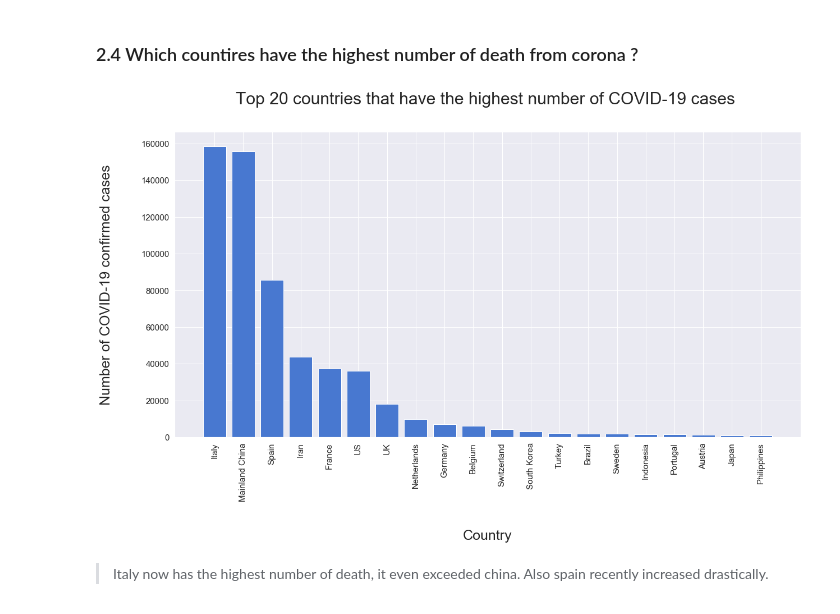
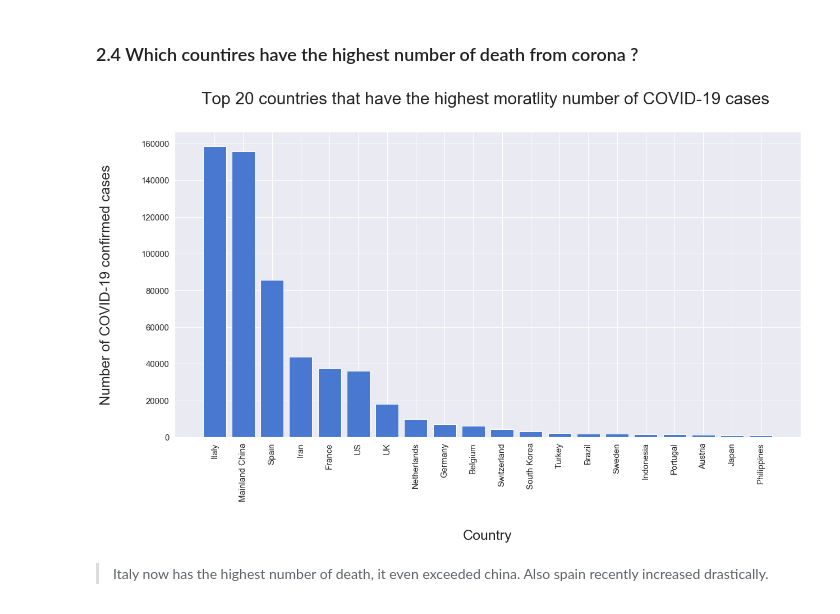
Before and after one commit to abdullahtarek/Coronavirus_insights, a Jupyter notebook: Corona_virus_insights.ipynb, the cells around one changed output. Cells and saved outputs as stored; diff of their text form; code cells hidden in the pictures.

```diff
--- a/Corona_virus_insights.ipynb
+++ b/Corona_virus_insights.ipynb
@@ -348,26 +348,26 @@ It looks like most of the people die before 7 days.
 # %%
 number_of_Death_by_country = covid_19_data.groupby("Country/Region").sum()["Deaths"].reset_index().sort_values("Deaths", ascending=False)
 X= number_of_Death_by_country["Country/Region"][:20]
 Y= number_of_Death_by_country["Deaths"][:20]
 
 plt.figure(figsize=(20,10))
 plt.bar(X,Y)
 
 
 
-plt.title("Top 20 countries that have the highest number of COVID-19 cases ", fontsize=30,pad=50)
+plt.title("Top 20 countries that have the highest moratlity number of COVID-19 cases ", fontsize=30,pad=50)
 
 plt.xlabel("Country", fontsize=25, fontname="Sans",labelpad=50)
 plt.ylabel("Number of COVID-19 confirmed cases", fontsize=25, fontname="Sans",labelpad=50)
 
 plt.xticks(rotation=90, fontsize=15)
 plt.yticks(fontsize=15)
 
 
 
 plt.show()
 # %% [output]
-[figure, old version]
+[figure, new version]
 # %% [markdown]
 > Italy now has the highest number of death, it even exceeded china. Also spain recently increased drastically.
 # %% [markdown]
```
Also changed, not shown: parts of 2 cells of this notebook.
